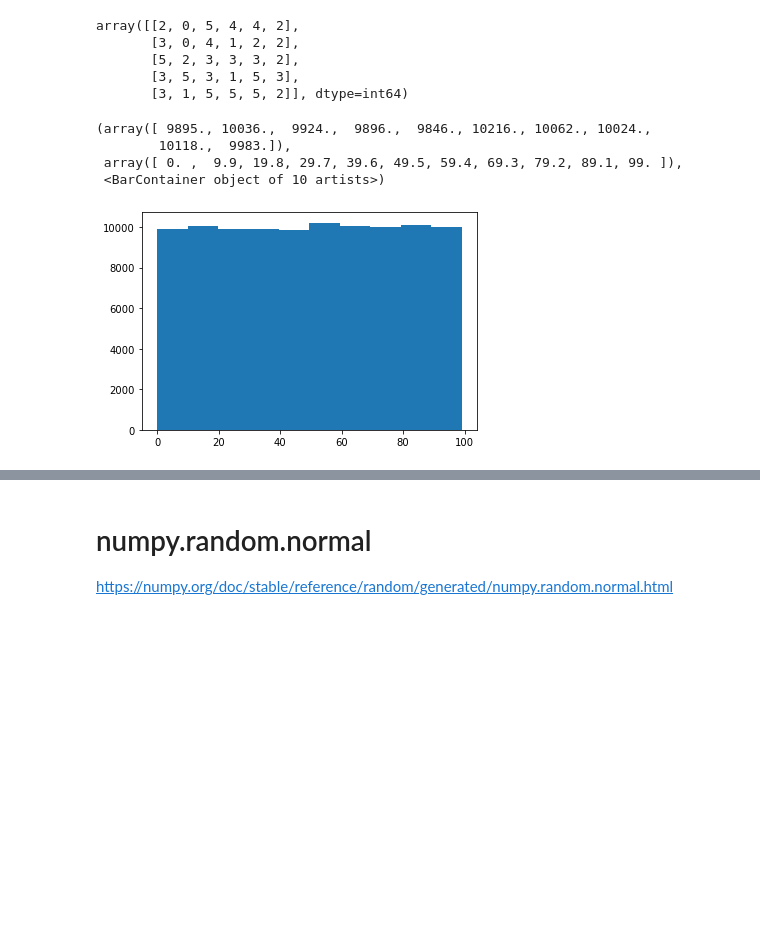
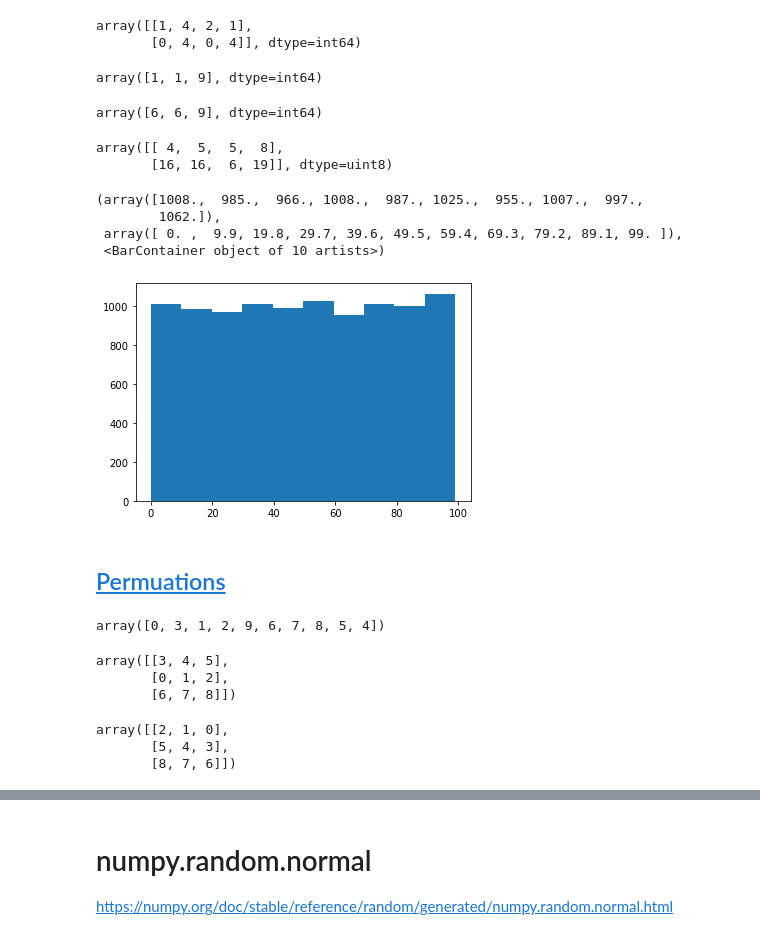
Before and after one commit to DPR-droid/2021_11_Programming-for-Data-Analysis-Assignment-2021, a Jupyter notebook: numpy-random.ipynb, the cells around one changed output, grey strips where cells are left out. Cells and saved outputs as stored; diff of their text form; code cells hidden in the pictures; blank space fills up the shorter version.

```diff
--- a/numpy-random.ipynb
+++ b/numpy-random.ipynb
@@ -68,21 +104,65 @@ array([[1, 3, 0, 2],
-# %%
-# Testing the functionality by changing the numbers in the line to see the output
-rng.integers(6, size=(5, 6))
-# %% [output]
-array([[2, 0, 5, 4, 4, 2],
-       [3, 0, 4, 1, 2, 2],
-       [5, 2, 3, 3, 3, 2],
-       [3, 5, 3, 1, 5, 3],
-       [3, 1, 5, 5, 5, 2]], dtype=int64)
+# %%
+rng.integers(5, size=(2, 4))
+# %% [output]
+array([[1, 4, 2, 1],
+       [0, 4, 0, 4]], dtype=int64)
+# %%
+rng.integers(1, [3, 5, 10])
+# %% [output]
+array([1, 1, 9], dtype=int64)
+# %%
+rng.integers([1, 5, 7], 10)
+# %% [output]
+array([6, 6, 9], dtype=int64)
+# %%
+rng.integers([1, 3, 5, 7], [[10], [20]], dtype=np.uint8)
+# %% [output]
+array([[ 4,  5,  5,  8],
+       [16, 16,  6, 19]], dtype=uint8)
 # %%
+# Plotting using the mathplotlib module
+# %matplotlib inline
+# Required if plot do not show
+import matplotlib.pyplot as plt
+
+rng = np.random.default_rng()
+rng.random()
+
 # Now to demostrate the array we are going to output into a histogram using the matplotlib library.
-# This output
-x = rng.integers(100,size=100000)
+
+x = rng.integers(100,size=10000)
 
 plt.hist(x)
+# plt.show()
+# If you increase the "size" to over a million it wil create a uniform ditribution
 # %% [output]
-(array([ 9895., 10036.,  9924.,  9896.,  9846., 10216., 10062., 10024.,
-        10118.,  9983.]),
+(array([1008.,  985.,  966., 1008.,  987., 1025.,  955., 1007.,  997.,
+        1062.]),
  array([ 0. ,  9.9, 19.8, 29.7, 39.6, 49.5, 59.4, 69.3, 79.2, 89.1, 99. ]),
  <BarContainer object of 10 artists>)
-[figure, old version]
+[figure, new version]
+# %% [markdown]
+## [Permuations](https://numpy.org/doc/stable/reference/random/generator.html#permutations)
+# %%
+rng = np.random.default_rng()
+arr = np.arange(10)
+rng.shuffle(arr)
+arr
+# %% [output]
+array([0, 3, 1, 2, 9, 6, 7, 8, 5, 4])
+# %%
+arr = np.arange(9).reshape((3, 3))
+rng.shuffle(arr)
+arr
+# %% [output]
+array([[3, 4, 5],
+       [0, 1, 2],
+       [6, 7, 8]])
+# %%
+arr = np.arange(9).reshape((3, 3))
+rng.shuffle(arr, axis=1)
+arr
+# %% [output]
+array([[2, 1, 0],
+       [5, 4, 3],
+       [8, 7, 6]])
```
Also changed, not shown: parts of 32 cells of this notebook.
